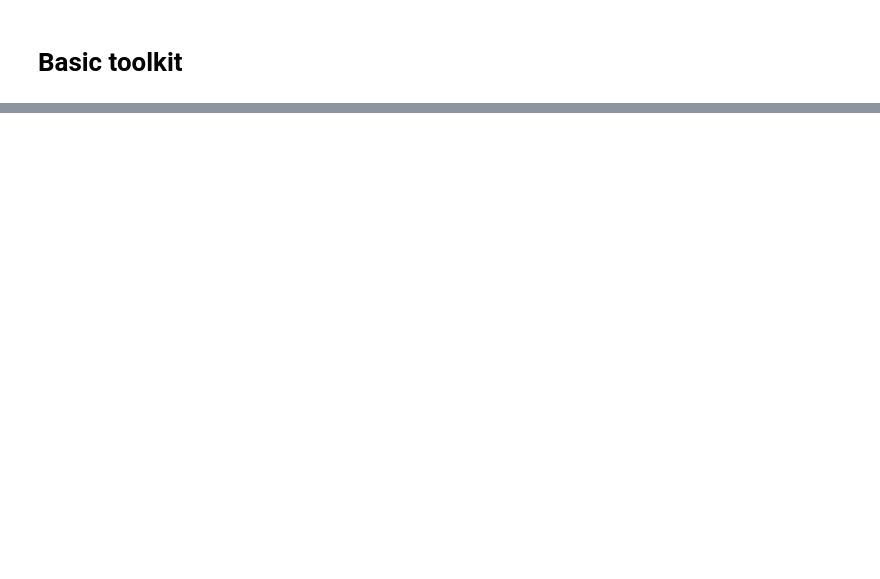
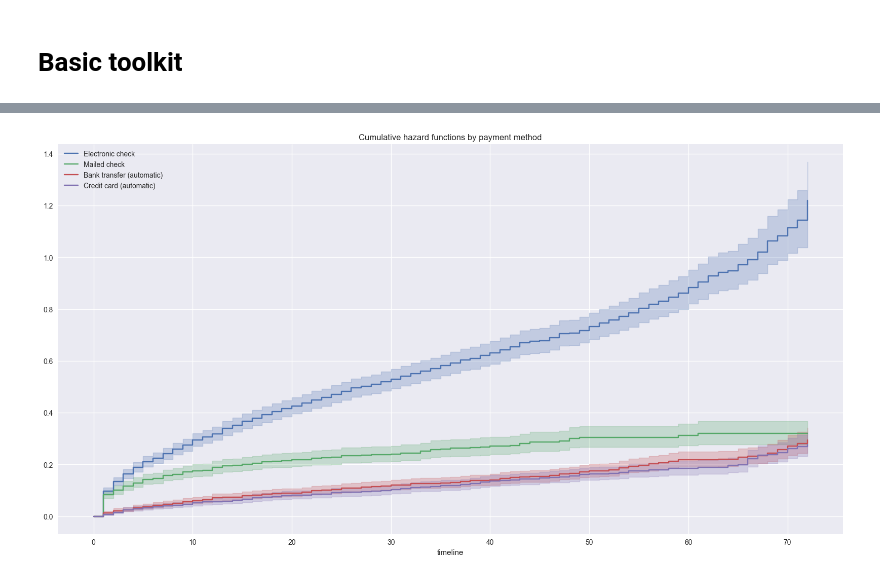
Before and after one commit to tng-konrad/time-series-with-Konrad, a Jupyter notebook: m05-survival-analysis.ipynb, the cells around one changed output, grey strips where cells are left out. Saved outputs shown, nothing was run; the diff lists cells and outputs as text; code cells hidden in the pictures; blank space fills up the shorter version.

```diff
--- a/m05-survival-analysis.ipynb
+++ b/m05-survival-analysis.ipynb
@@ -105,0 +224,15 @@ plt.title('Cumulative hazard function')
+# %%
+ax = plt.subplot(111)
+
+naf = NelsonAalenFitter()
+
+for payment_method in df['PaymentMethod'].unique():
+
+    flag = df['PaymentMethod'] == payment_method
+
+    naf.fit(T[flag], event_observed=E[flag], label=payment_method)
+    naf.plot(ax=ax)
+
+plt.title('Cumulative hazard functions by payment method');
+# %% [output]
+[figure, added]
```
Also changed, not shown: parts of 46 cells of this notebook, 51 other files.
